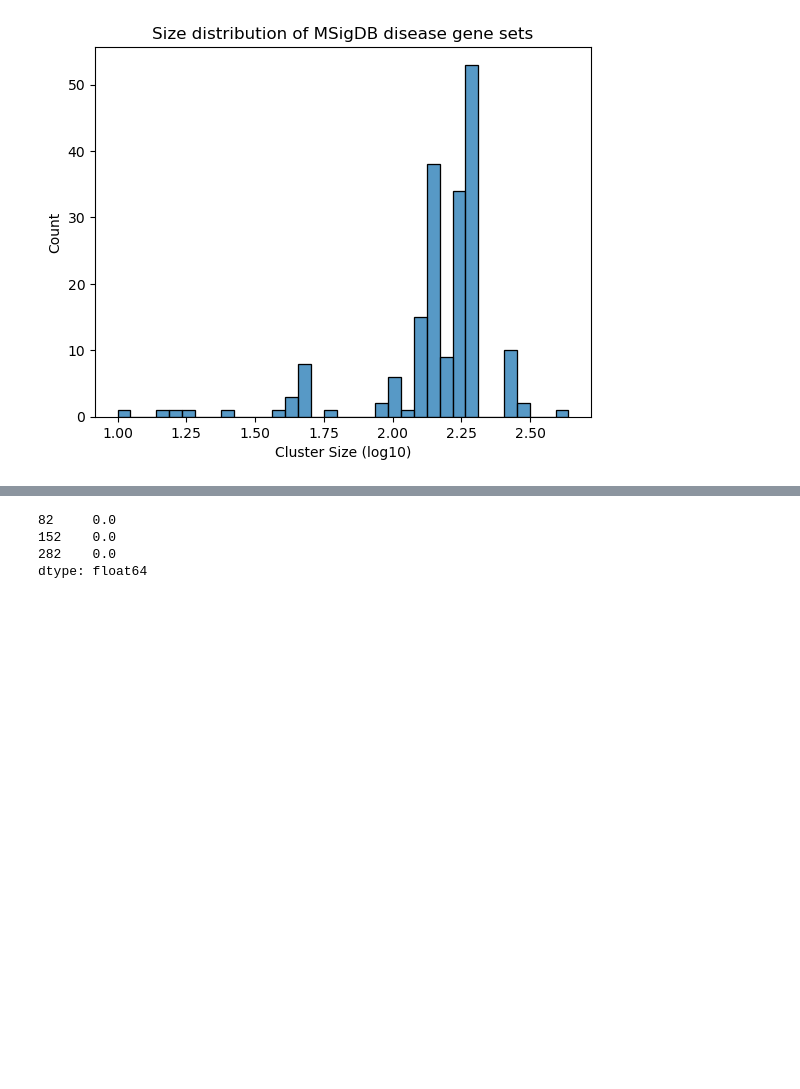
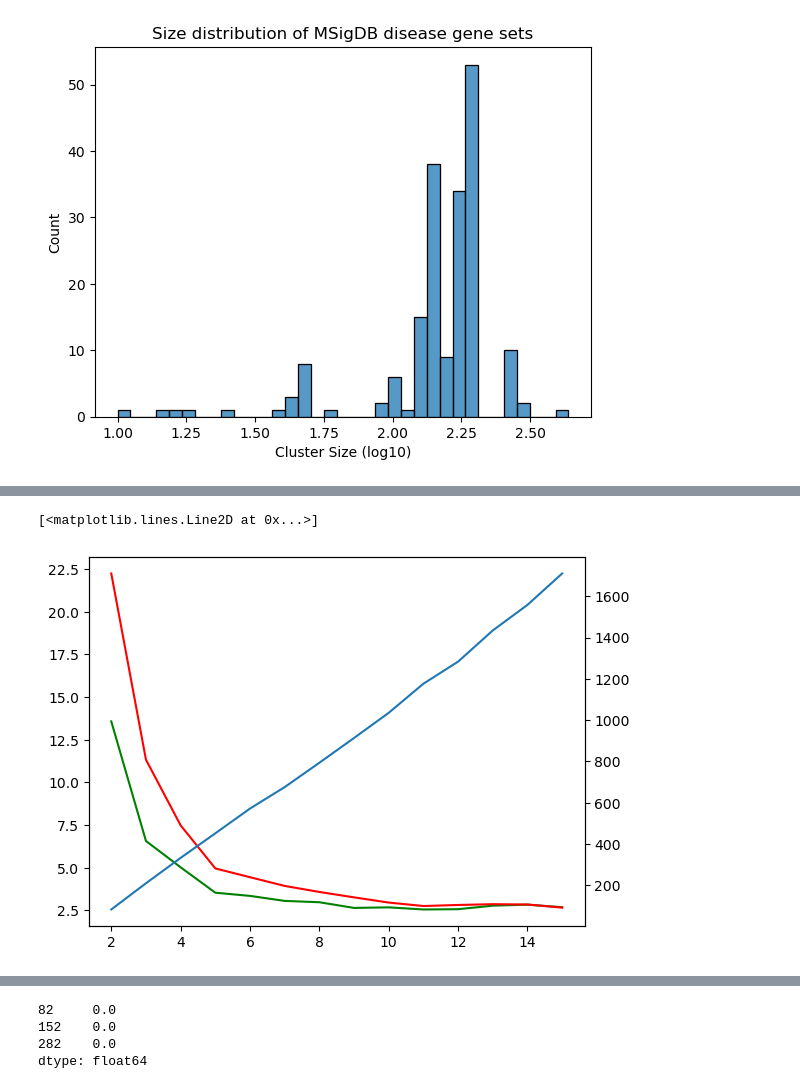
Before and after one commit to ViHoller/regulomeClustering, a Jupyter notebook: analyse_clusters.ipynb, the cells around one changed output, grey strips where cells are left out. Cells and saved outputs as stored; diff of their text form; code cells hidden in the pictures; blank space fills up the shorter version.

```diff
--- a/analyse_clusters.ipynb
+++ b/analyse_clusters.ipynb
@@ -117,3 +156,19 @@ CCSs = calculate_CCS(msigdb_c3_tft_clust)
+# %%
+fig, ax = plt.subplots(1,1)
+
+beta = 0.05
+
+beta_01_CCS = {row[1]['resolution'] : row[1]['CCS'] for row in CCSs.iterrows() if row[1]['beta'] == beta}
+beta_01_n = {row[1]['resolution'] : row[1]['n_clusters'] for row in CCSs.iterrows() if row[1]['beta'] == beta}
+beta_01_error = {row[1]['resolution'] : row[1]['Error'] for row in CCSs.iterrows() if row[1]['beta'] == beta}
+
+ax.plot(beta_01_CCS.keys(), beta_01_CCS.values(), c='g')
+ax.plot(beta_01_error.keys(), beta_01_error.values(), c='r')
+ax2 = ax.twinx()
+ax2.plot(beta_01_CCS.keys(), beta_01_n.values())
+# %% [output]
+[<matplotlib.lines.Line2D at 0x...>]
+[figure, added]
 # %%
 fig = sns.FacetGrid(CCSs, col='beta')
 fig.map(sns.lineplot, 'resolution', 'CCS')
```
Also changed, not shown: parts of 8 cells of this notebook, 3 other files.
